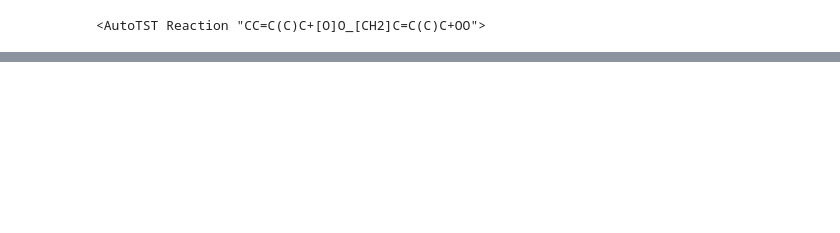
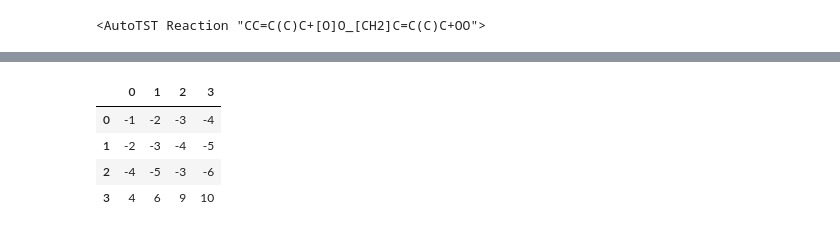
Before and after one commit to ReactionMechanismGenerator/AutoTST, a Jupyter notebook: ipython_notebooks/cantherm.ipynb, the cells around one changed output, grey strips where cells are left out. Drawn from its saved outputs; the diff is of its cells as text; code cells hidden in the pictures; blank space fills up the shorter version.

```diff
--- a/ipython_notebooks/cantherm.ipynb
+++ b/ipython_notebooks/cantherm.ipynb
@@ -360,0 +365,14 @@ calc.reaction.rmg_reaction
+# %%
+df = [[1,2,3,4],
+      [2,3,4,5],
+      [4,5,3,6],
+      [-4,-6,-9,-10]]
+
+df = -1 * pd.DataFrame(df)
+df
+# %% [output]
+|  | 0 | 1 | 2 | 3 |
+| 0 | -1 | -2 | -3 | -4 |
+| 1 | -2 | -3 | -4 | -5 |
+| 2 | -4 | -5 | -3 | -6 |
+| 3 | 4 | 6 | 9 | 10 |
```
Also changed, not shown: parts of 33 cells of this notebook, 7 other files.
